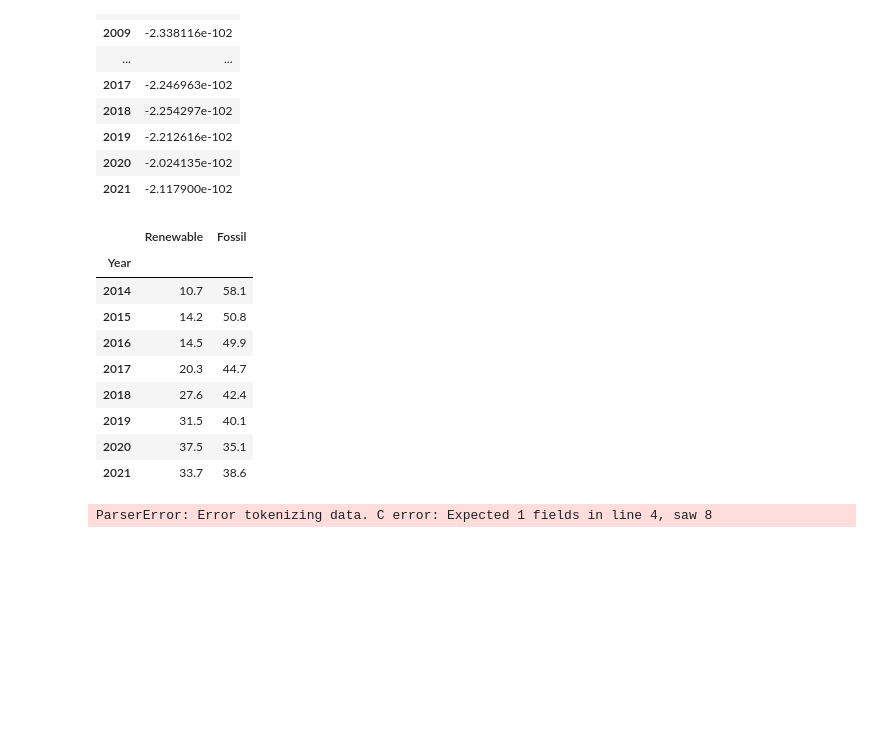
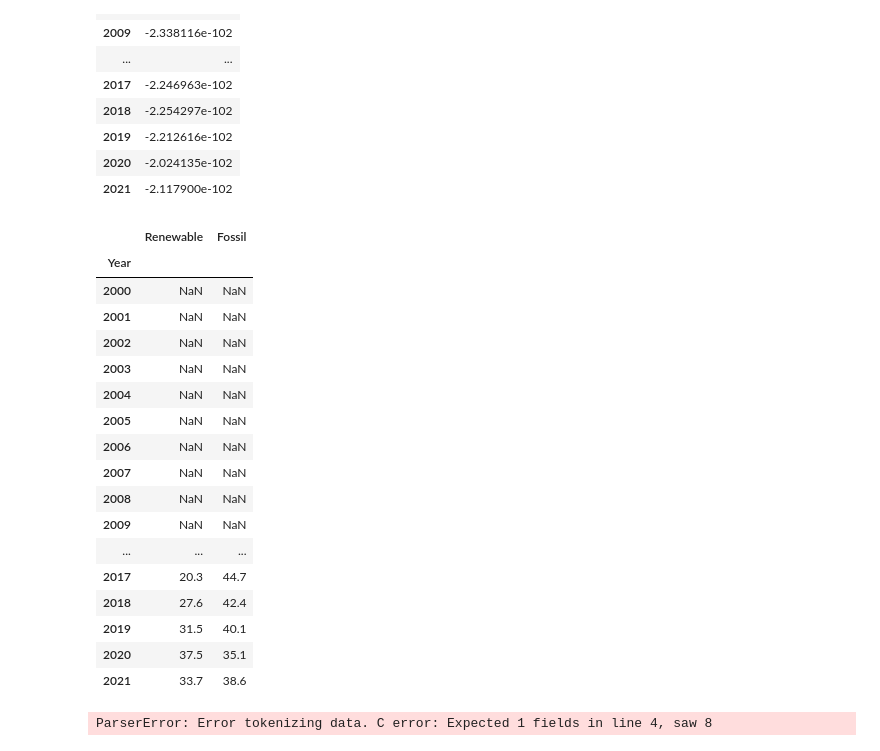
Before and after one commit to SureFoot0/CERA, a Jupyter notebook: MathModel.ipynb, the cells around one changed output. Drawn from its saved outputs; the diff is of its cells as text; code cells hidden in the pictures; blank space fills up the shorter version.

```diff
--- a/MathModel.ipynb
+++ b/MathModel.ipynb
@@ -88,16 +88,24 @@ EI_t
 | 2020 | -2.024135e-102 |
 | 2021 | -2.117900e-102 |
 # %%
-REN_t = pd.DataFrame({"Year":[i for i in range(2014, 2024)], "Renewable":[10.7, 14.2, 14.5, 20.3, 27.6, 31.5, 37.5, 33.7, 37.5, 39.5], "Fossil":[58.1, 50.8, 49.9, 44.7, 42.4, 40.1, 35.1, 38.6, 39.7, 32.2]})
+REN_t = pd.DataFrame({"Year":[i for i in range(2000, 2024)], "Renewable":[None, None, None, None, None, None, None, None, None, None, None, None, None, None, 10.7, 14.2, 14.5, 20.3, 27.6, 31.5, 37.5, 33.7, 37.5, 39.5], "Fossil":[None, None, None, None, None, None, None, None, None, None, None, None, None, None, 58.1, 50.8, 49.9, 44.7, 42.4, 40.1, 35.1, 38.6, 39.7, 32.2]})
 REN_t = REN_t.drop(REN_t.index[-2:])
 REN_t = REN_t.set_index("Year")
 REN_t
 # %% [output]
 |  | Renewable | Fossil |
 | Year |  |  |
-| 2014 | 10.7 | 58.1 |
-| 2015 | 14.2 | 50.8 |
-| 2016 | 14.5 | 49.9 |
+| 2000 | NaN | NaN |
+| 2001 | NaN | NaN |
+| 2002 | NaN | NaN |
+| 2003 | NaN | NaN |
+| 2004 | NaN | NaN |
+| 2005 | NaN | NaN |
+| 2006 | NaN | NaN |
+| 2007 | NaN | NaN |
+| 2008 | NaN | NaN |
+| 2009 | NaN | NaN |
+| ... | ... | ... |
 | 2017 | 20.3 | 44.7 |
 | 2018 | 27.6 | 42.4 |
 | 2019 | 31.5 | 40.1 |
```
Also changed, not shown: parts of 2 cells of this notebook, 1 other file.
